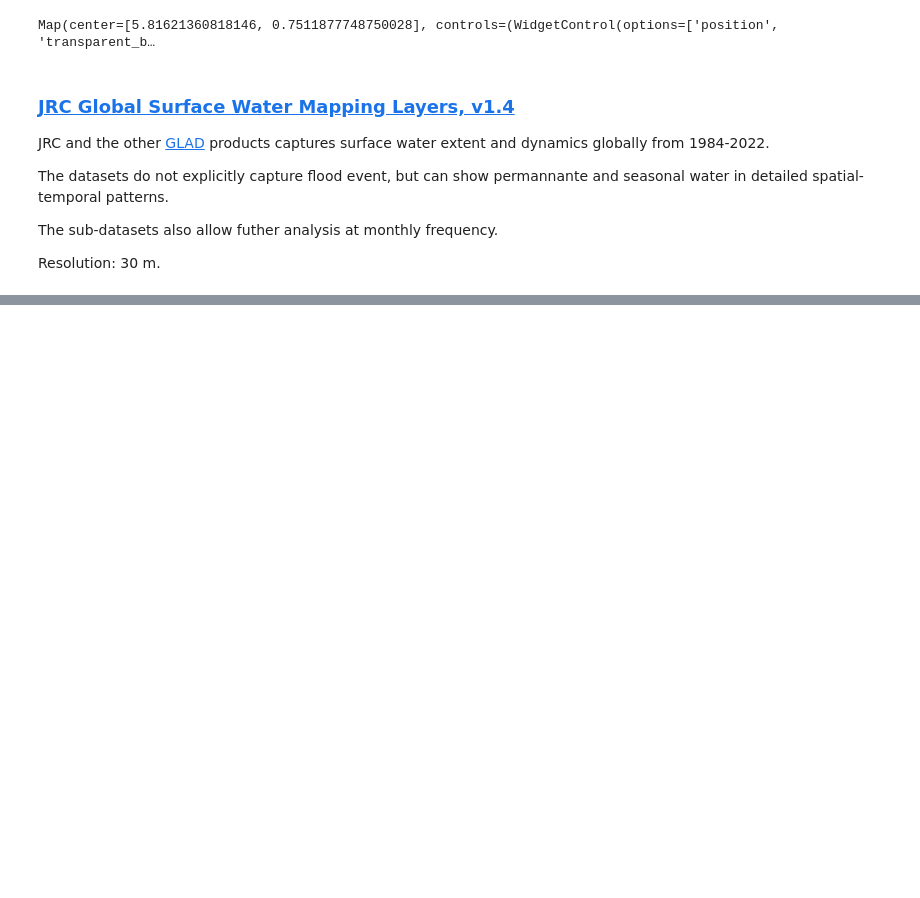
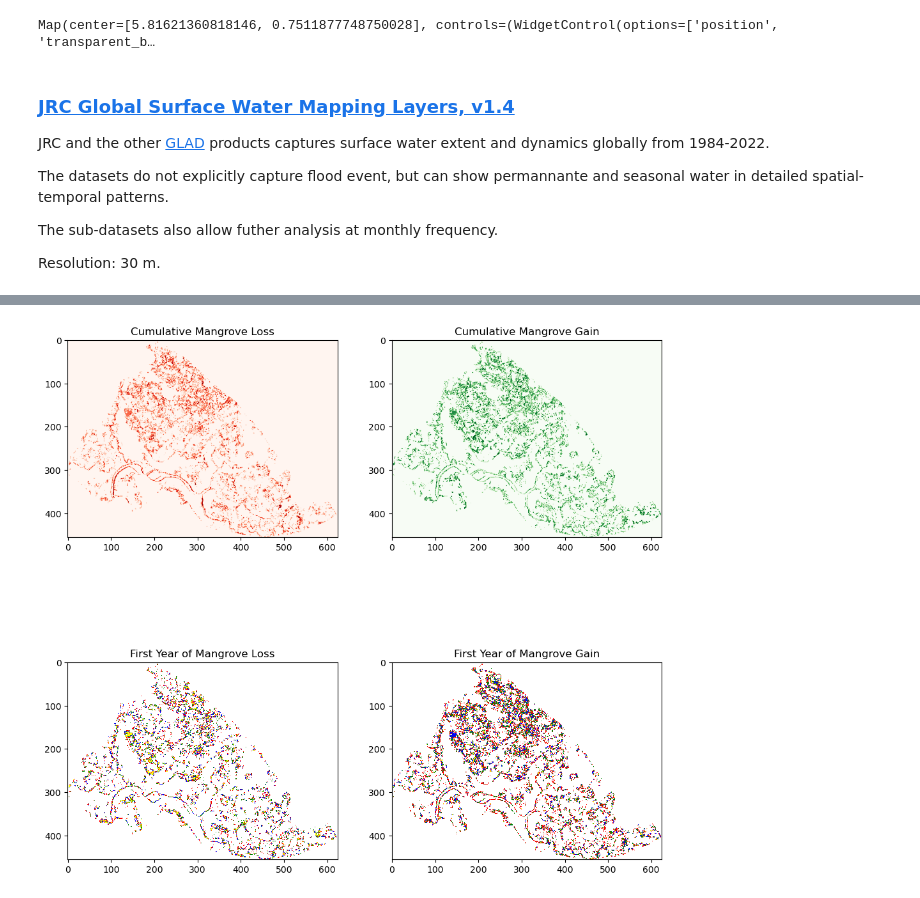
Before and after one commit to buwuyou/MayaCase, a Jupyter notebook: magroves.ipynb, the cells around one changed output, grey strips where cells are left out. Saved outputs shown, nothing was run; the diff lists cells and outputs as text; code cells hidden in the pictures; blank space fills up the shorter version.

```diff
--- a/magroves.ipynb
+++ b/magroves.ipynb
@@ -358,0 +525,34 @@ jrc = ee.Image('JRC/GSW1_4/GlobalSurfaceWater')
+# %%
+from matplotlib.colors import ListedColormap
+
+# Open the cumulative gain and loss raster files
+with rasterio.open("cumulative_gain.tif") as src_gain, rasterio.open("cumulative_loss.tif") as src_loss, rasterio.open("first_gain_year.tif") as src_gain_year, rasterio.open("first_loss_year.tif") as src_loss_year:
+    # Read the gain and loss data
+    gain_data = src_gain.read(1)
+    loss_data = src_loss.read(1)
+    gain_year = src_gain_year.read(1)
+    loss_year = src_loss_year.read(1)
+
+    # Create subplots
+    fig, ax = plt.subplots(2, 2, figsize=(12, 12))
+
+    # Plot cumulative loss
+    ax[0,0].set_title('Cumulative Mangrove Loss')
+    show(loss_data, cmap='Reds', ax=ax[0,0])
+
+    # Plot cumulative gain
+    ax[0,1].set_title('Cumulative Mangrove Gain')
+    show(gain_data, cmap='Greens', ax=ax[0,1])
+    # Define the custom colormap
+    cmap = ListedColormap(['#FFFFFF', 'red', 'green', 'blue', 'yellow'])
+    # Plot first year of cumulative loss
+    ax[1,0].set_title('First Year of Mangrove Loss')
+    show(loss_year, cmap=cmap, ax=ax[1,0])
+
+    # Plot first year of cumulative gain
+    ax[1,1].set_title('First Year of Mangrove Gain')
+    show(gain_data, cmap=cmap, ax=ax[1,1])
+
+    plt.show()
+# %% [output]
+[figure, added]
```
Also changed, not shown: parts of 4 cells of this notebook.
